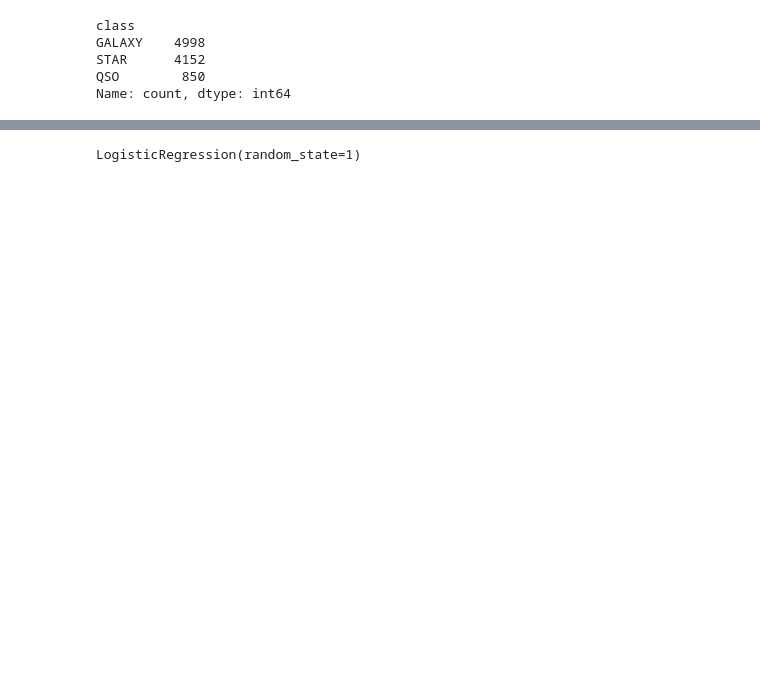
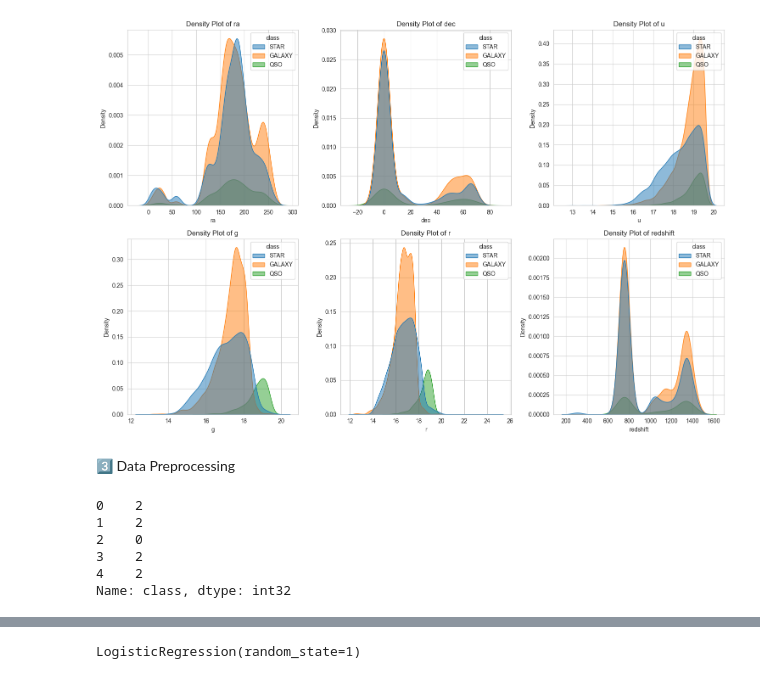
Before and after one commit to AditiNankar/class_project_4, a Jupyter notebook: ML.ipynb, the cells around one changed output, grey strips where cells are left out. Cells and saved outputs as stored; diff of their text form; code cells hidden in the pictures; blank space fills up the shorter version.

```diff
--- a/ML.ipynb
+++ b/ML.ipynb
@@ -44,0 +90,16 @@ database_df.head()
+# %%
+# Set plot style
+sns.set_style("whitegrid")
+
+# Density plots for numerical columns
+fig, axes = plt.subplots(2, 3, figsize=(15, 10))
+features = ['ra', 'dec', 'u', 'g', 'r', 'redshift']
+for i, feature in enumerate(features):
+    row, col = divmod(i, 3)
+    sns.kdeplot(data=database_df, x=feature, hue='class', fill=True, ax=axes[row, col], alpha=0.5)
+    axes[row, col].set_title(f"Density Plot of {feature}")
+
+plt.tight_layout()
+plt.show()
+# %% [output]
+[figure, added]
@@ -44,0 +111,2 @@ database_df.head()
+# %% [markdown]
+3️⃣ Data Preprocessing
@@ -49,10 +124,10 @@ X = database_df.drop(columns=["class", "observationid", "objid", "specobjid", "p
 # %%
 # Review the y variable Series
 y.head()
-y.value_counts()
 # %% [output]
-class
-GALAXY    4998
-STAR      4152
-QSO        850
-Name: count, dtype: int64
+0    2
+1    2
+2    0
+3    2
+4    2
+Name: class, dtype: int32
```
Also changed, not shown: parts of 35 cells of this notebook.
